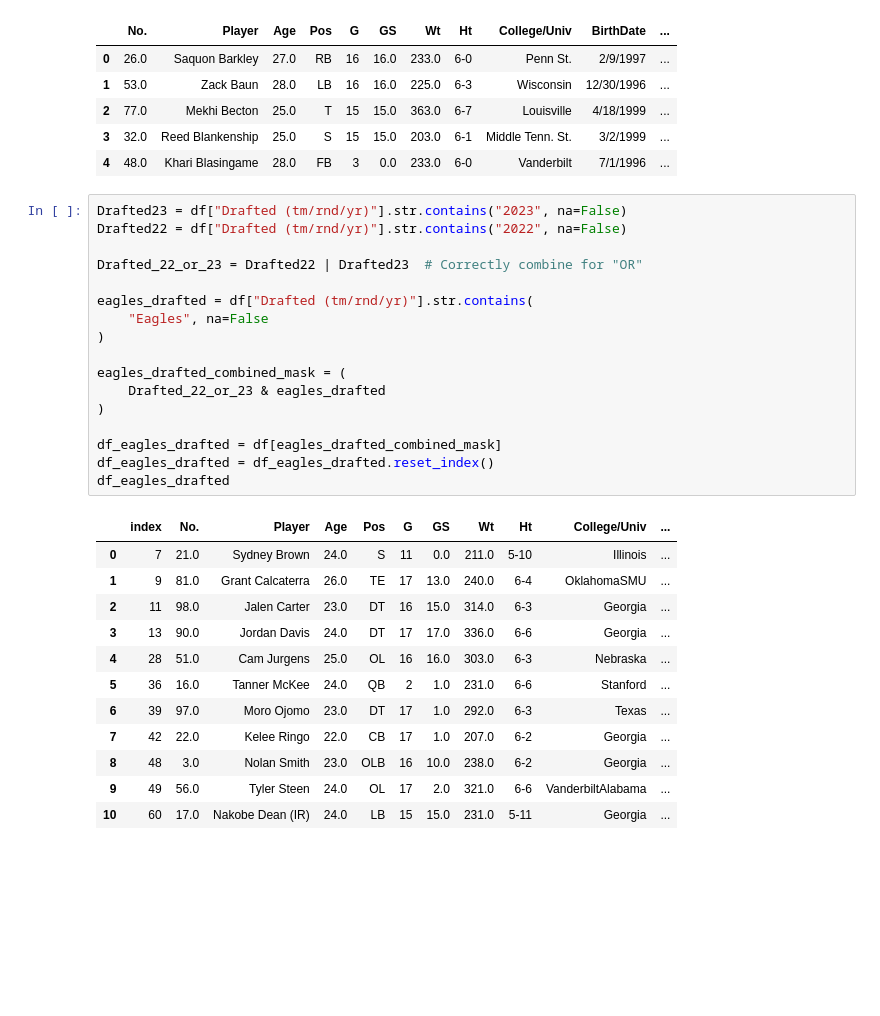
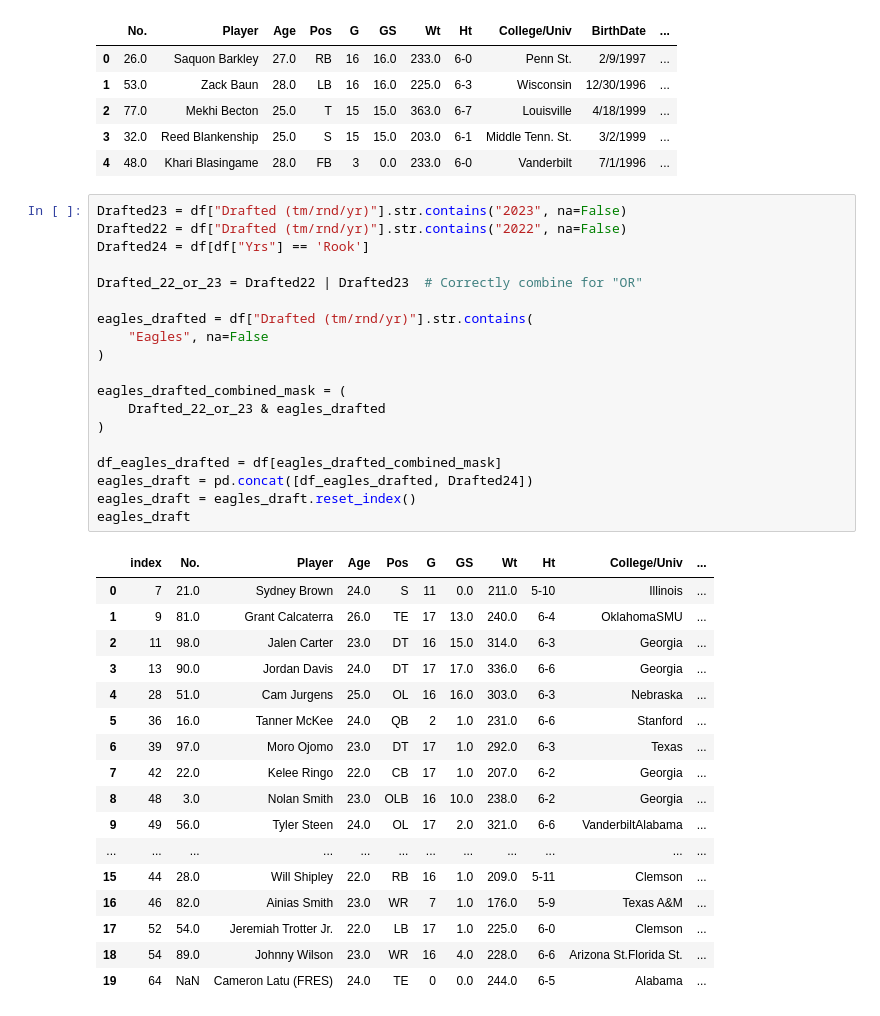
Before and after one commit to willvernon/NFL_predicts, a Jupyter notebook: NFL Draft/eagles.ipynb, the cells around one changed output. Cells and saved outputs as stored; diff of their text form; blank space fills up the shorter version.

```diff
--- a/NFL Draft/eagles.ipynb
+++ b/NFL Draft/eagles.ipynb
@@ -13,30 +15,37 @@ df.head()
 # %%
 Drafted23 = df["Drafted (tm/rnd/yr)"].str.contains("2023", na=False)
 Drafted22 = df["Drafted (tm/rnd/yr)"].str.contains("2022", na=False)
+Drafted24 = df[df["Yrs"] == 'Rook']
 
 Drafted_22_or_23 = Drafted22 | Drafted23  # Correctly combine for "OR"
 
 eagles_drafted = df["Drafted (tm/rnd/yr)"].str.contains(
     "Eagles", na=False
 )
 
 eagles_drafted_combined_mask = (
     Drafted_22_or_23 & eagles_drafted
 )
 
 df_eagles_drafted = df[eagles_drafted_combined_mask]
-df_eagles_drafted = df_eagles_drafted.reset_index()
-df_eagles_drafted
+eagles_draft = pd.concat([df_eagles_drafted, Drafted24])
+eagles_draft = eagles_draft.reset_index()
+eagles_draft
 # %% [output]
 |  | index | No. | Player | Age | Pos | G | GS | Wt | Ht | College/Univ | ... |
 | 0 | 7 | 21.0 | Sydney Brown | 24.0 | S | 11 | 0.0 | 211.0 | 5-10 | Illinois | ... |
 | 1 | 9 | 81.0 | Grant Calcaterra | 26.0 | TE | 17 | 13.0 | 240.0 | 6-4 | OklahomaSMU | ... |
 | 2 | 11 | 98.0 | Jalen Carter | 23.0 | DT | 16 | 15.0 | 314.0 | 6-3 | Georgia | ... |
 | 3 | 13 | 90.0 | Jordan Davis | 24.0 | DT | 17 | 17.0 | 336.0 | 6-6 | Georgia | ... |
 | 4 | 28 | 51.0 | Cam Jurgens | 25.0 | OL | 16 | 16.0 | 303.0 | 6-3 | Nebraska | ... |
 | 5 | 36 | 16.0 | Tanner McKee | 24.0 | QB | 2 | 1.0 | 231.0 | 6-6 | Stanford | ... |
 | 6 | 39 | 97.0 | Moro Ojomo | 23.0 | DT | 17 | 1.0 | 292.0 | 6-3 | Texas | ... |
 | 7 | 42 | 22.0 | Kelee Ringo | 22.0 | CB | 17 | 1.0 | 207.0 | 6-2 | Georgia | ... |
 | 8 | 48 | 3.0 | Nolan Smith | 23.0 | OLB | 16 | 10.0 | 238.0 | 6-2 | Georgia | ... |
 | 9 | 49 | 56.0 | Tyler Steen | 24.0 | OL | 17 | 2.0 | 321.0 | 6-6 | VanderbiltAlabama | ... |
-| 10 | 60 | 17.0 | Nakobe Dean (IR) | 24.0 | LB | 15 | 15.0 | 231.0 | 5-11 | Georgia | ... |
+| ... | ... | ... | ... | ... | ... | ... | ... | ... | ... | ... | ... |
+| 15 | 44 | 28.0 | Will Shipley | 22.0 | RB | 16 | 1.0 | 209.0 | 5-11 | Clemson | ... |
+| 16 | 46 | 82.0 | Ainias Smith | 23.0 | WR | 7 | 1.0 | 176.0 | 5-9 | Texas A&M | ... |
+| 17 | 52 | 54.0 | Jeremiah Trotter Jr. | 22.0 | LB | 17 | 1.0 | 225.0 | 6-0 | Clemson | ... |
+| 18 | 54 | 89.0 | Johnny Wilson | 23.0 | WR | 16 | 4.0 | 228.0 | 6-6 | Arizona St.Florida St. | ... |
+| 19 | 64 | NaN | Cameron Latu (FRES) | 24.0 | TE | 0 | 0.0 | 244.0 | 6-5 | Alabama | ... |
```
Also changed, not shown: parts of 13 cells of this notebook.
